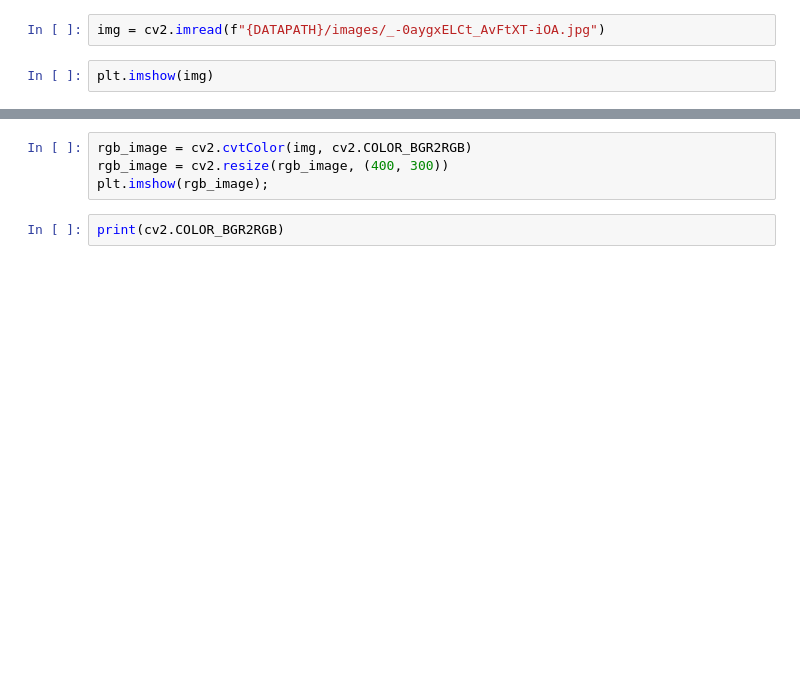
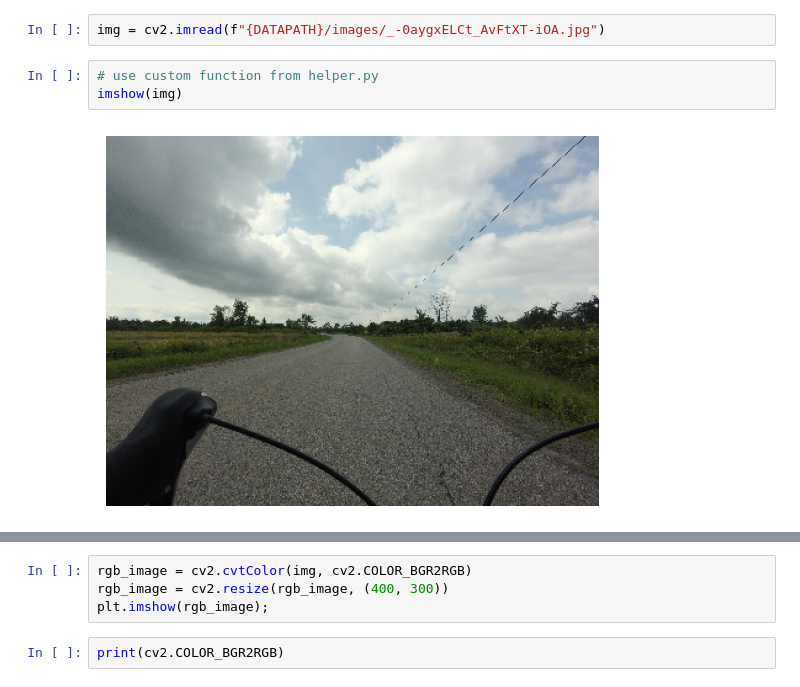
Before and after one commit to molnarai/SpecialTopicsInAnalytics, a Jupyter notebook: computer_vision/notebooks/01_data_preparation.ipynb, the cells around one changed output, grey strips where cells are left out. Cells and saved outputs as stored; diff of their text form; blank space fills up the shorter version.

```diff
--- a/computer_vision/notebooks/01_data_preparation.ipynb
+++ b/computer_vision/notebooks/01_data_preparation.ipynb
@@ -42,6 +58,9 @@ DATAPATH = "/data/project/MSA8395/mapillary_traffic_sign_dataset/"
 # %%
 img = cv2.imread(f"{DATAPATH}/images/_-0aygxELCt_AvFtXT-iOA.jpg")
 # %%
-plt.imshow(img)
+# use custom function from helper.py
+imshow(img)
+# %% [output]
+[figure, added]
 # %%
 img.shape
```
Also changed, not shown: parts of 20 cells of this notebook, 1 other file.
